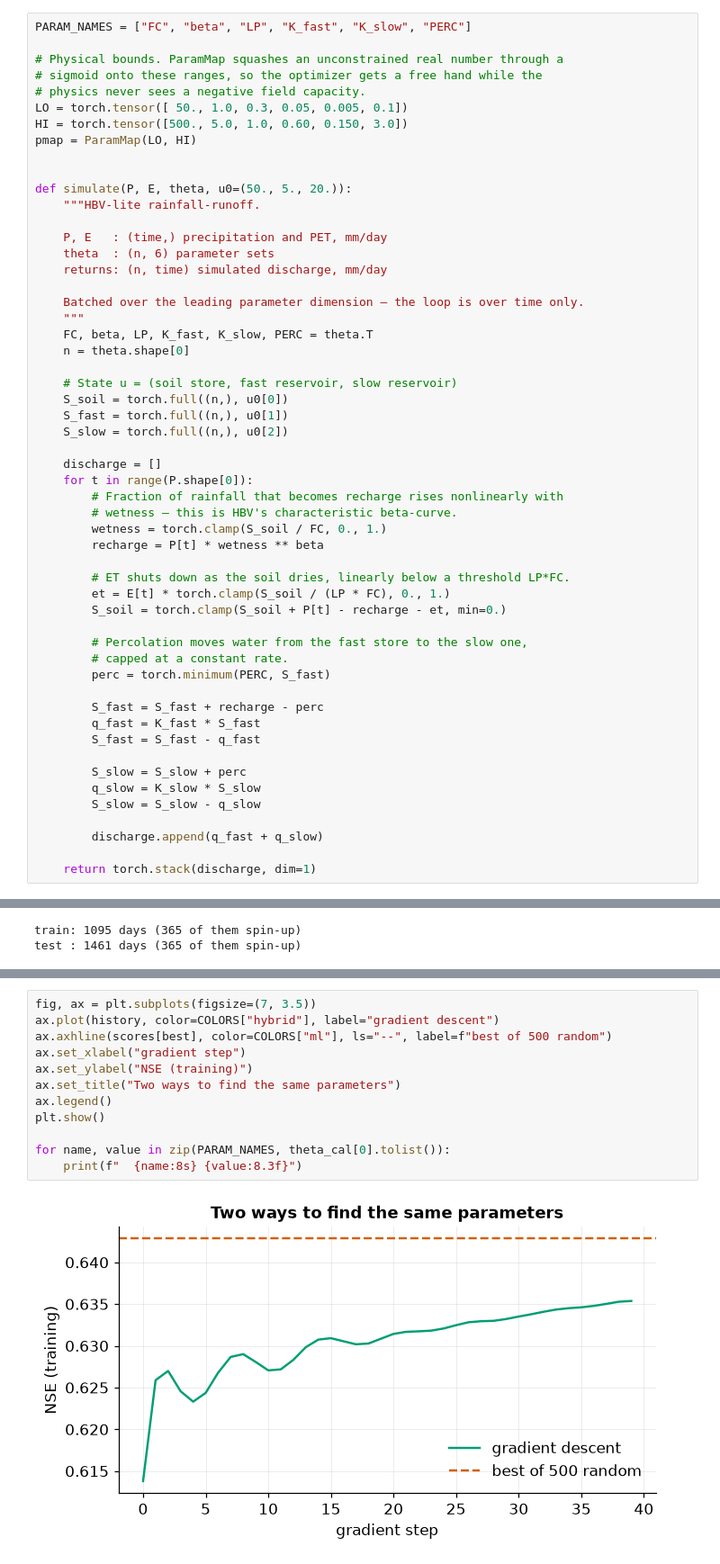
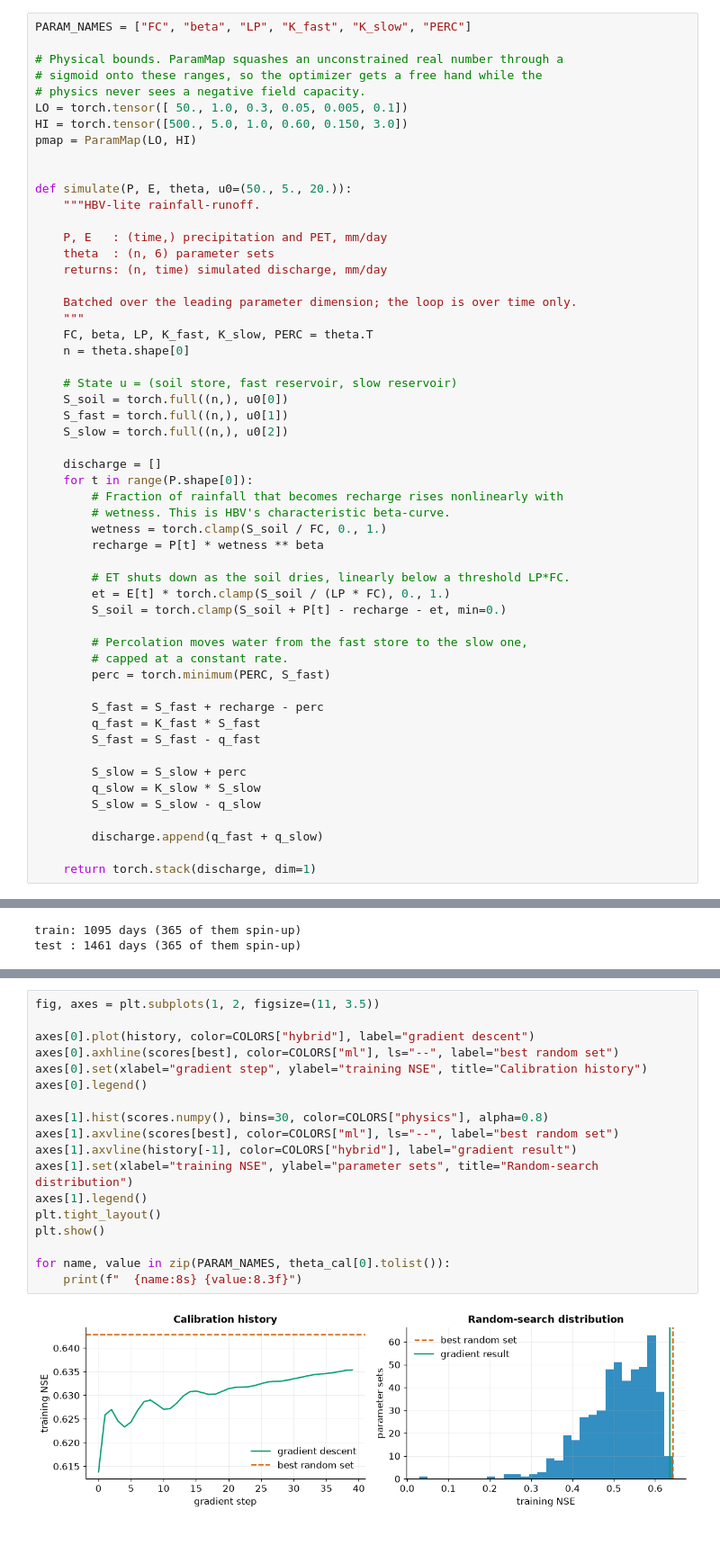
Before and after one commit to BennettHydroLab/differentiable_modeling_workshop, a Jupyter notebook: notebooks/00_setup_and_motivation.ipynb, the cells around one changed output, grey strips where cells are left out. Shown at 90% size. Cells and saved outputs as stored; diff of their text form; blank space fills up the shorter version.

```diff
--- a/notebooks/00_setup_and_motivation.ipynb
+++ b/notebooks/00_setup_and_motivation.ipynb
@@ -161,7 +135,7 @@ def simulate(P, E, theta, u0=(50., 5., 20.)):
     theta  : (n, 6) parameter sets
     returns: (n, time) simulated discharge, mm/day
 
-    Batched over the leading parameter dimension — the loop is over time only.
+    Batched over the leading parameter dimension; the loop is over time only.
     """
     FC, beta, LP, K_fast, K_slow, PERC = theta.T
     n = theta.shape[0]
@@ -174,7 +148,7 @@ def simulate(P, E, theta, u0=(50., 5., 20.)):
     discharge = []
     for t in range(P.shape[0]):
         # Fraction of rainfall that becomes recharge rises nonlinearly with
-        # wetness — this is HBV's characteristic beta-curve.
+        # wetness. This is HBV's characteristic beta-curve.
         wetness = torch.clamp(S_soil / FC, 0., 1.)
         recharge = P[t] * wetness ** beta
 
@@ -305,18 +276,24 @@ print(f"final NSE: {history[-1]:.3f}")
 final NSE: 0.635
 # %%
-fig, ax = plt.subplots(figsize=(7, 3.5))
-ax.plot(history, color=COLORS["hybrid"], label="gradient descent")
-ax.axhline(scores[best], color=COLORS["ml"], ls="--", label=f"best of 500 random")
-ax.set_xlabel("gradient step")
-ax.set_ylabel("NSE (training)")
-ax.set_title("Two ways to find the same parameters")
-ax.legend()
+fig, axes = plt.subplots(1, 2, figsize=(11, 3.5))
+
+axes[0].plot(history, color=COLORS["hybrid"], label="gradient descent")
+axes[0].axhline(scores[best], color=COLORS["ml"], ls="--", label="best random set")
+axes[0].set(xlabel="gradient step", ylabel="training NSE", title="Calibration history")
+axes[0].legend()
+
+axes[1].hist(scores.numpy(), bins=30, color=COLORS["physics"], alpha=0.8)
+axes[1].axvline(scores[best], color=COLORS["ml"], ls="--", label="best random set")
+axes[1].axvline(history[-1], color=COLORS["hybrid"], label="gradient result")
+axes[1].set(xlabel="training NSE", ylabel="parameter sets", title="Random-search distribution")
+axes[1].legend()
+plt.tight_layout()
 plt.show()
 
 for name, value in zip(PARAM_NAMES, theta_cal[0].tolist()):
     print(f"  {name:8s} {value:8.3f}")
 # %% [output]
-[figure, old version]
+[figure, new version]
   FC        198.558
   beta        4.560
   LP          0.897
```
Also changed, not shown: parts of 15 cells of this notebook, 9 other files.
